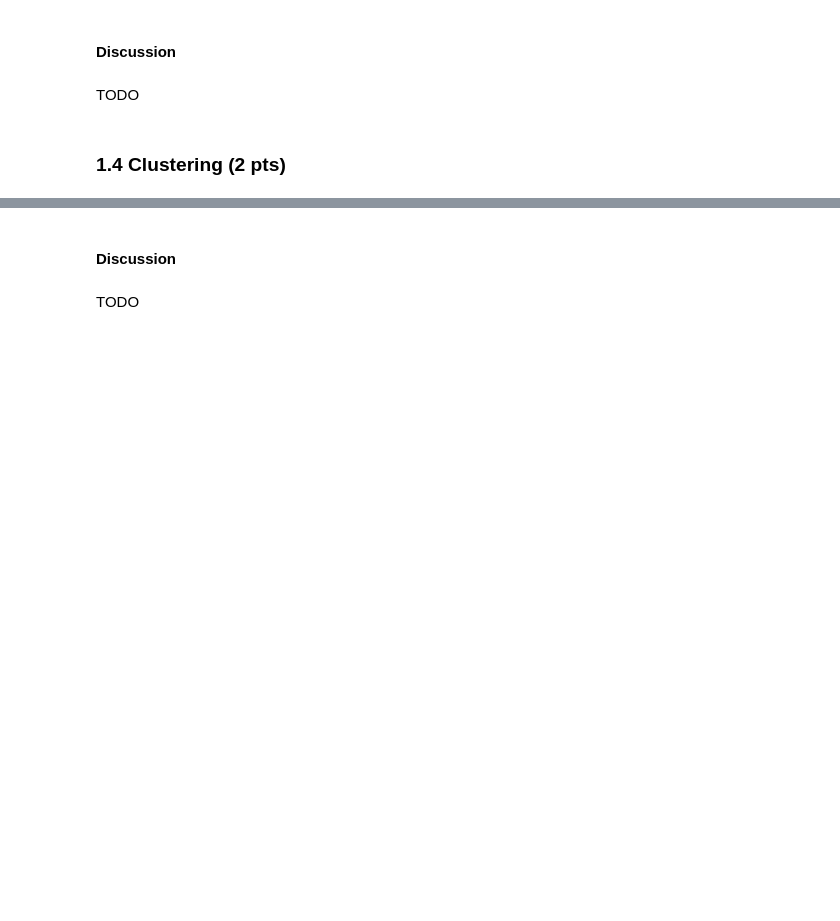
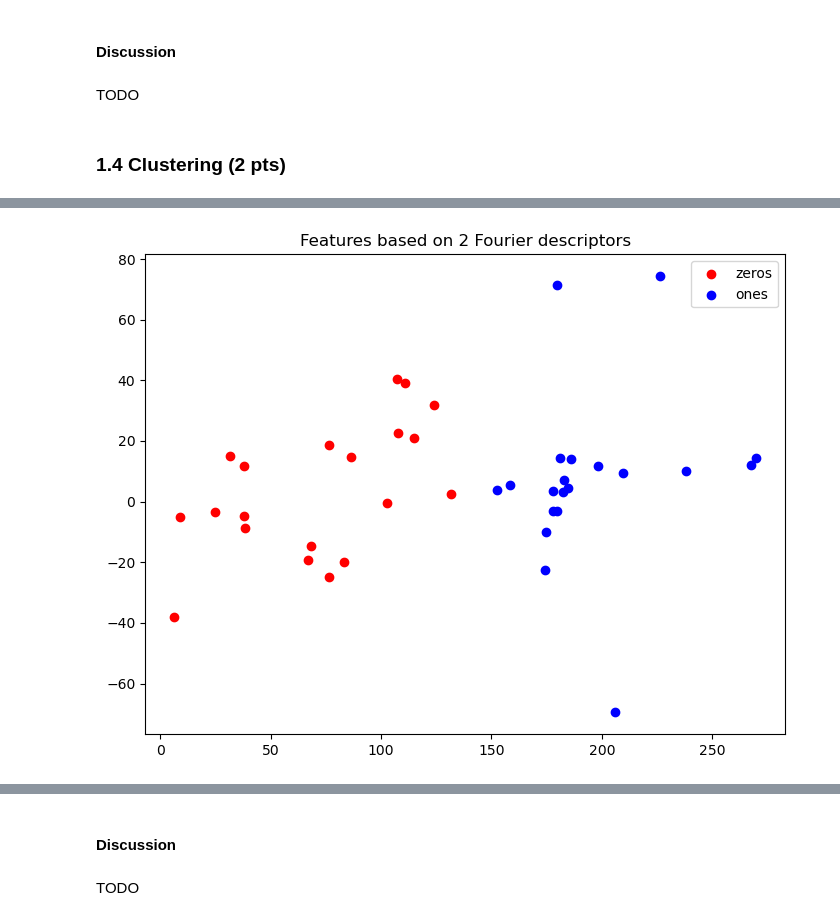
Before and after one commit to OctavioProfeta/iapr, a Jupyter notebook: labs/lab_02_object_description.ipynb, the cells around one changed output, grey strips where cells are left out. Cells and saved outputs as stored; diff of their text form; code cells hidden in the pictures; blank space fills up the shorter version.

```diff
--- a/labs/lab_02_object_description.ipynb
+++ b/labs/lab_02_object_description.ipynb
@@ -394,0 +404,27 @@ plt.show()
+# %%
+#cluster with real part of the first two descriptors
+for contour_0, contour_1 in zip(contour0, contour1):
+    # compute the Fourier descriptors
+    descriptors0 = np.fft.fft(contour_0[:,0] + 1j*contour_0[:,1])
+    descriptors1 = np.fft.fft(contour_1[:,0] + 1j*contour_1[:,1])
+
+    # compute the magnitudes of the first two descriptors
+    mags0 = np.abs(descriptors0[1:3])
+    mags1 = np.abs(descriptors1[1:3])
+    # add the feature vectors
+    zeros_f1.append(descriptors0[1].real)
+    zeros_f2.append(descriptors0[2].real)
+    ones_f1.append(descriptors1[1].real)
+    ones_f2.append(descriptors1[2].real)
+
+
+# Plot features for all images
+fig = plt.figure()
+ax = fig.add_axes([0,0,1,1])
+ax.scatter(zeros_f1, zeros_f2, color='r', label='zeros')
+ax.scatter(ones_f1, ones_f2, color='b', label='ones')
+ax.legend(loc='best')
+plt.title("Features based on 2 Fourier descriptors")
+plt.show()
+# %% [output]
+[figure, added]
```
Also changed, not shown: parts of 7 cells of this notebook.
